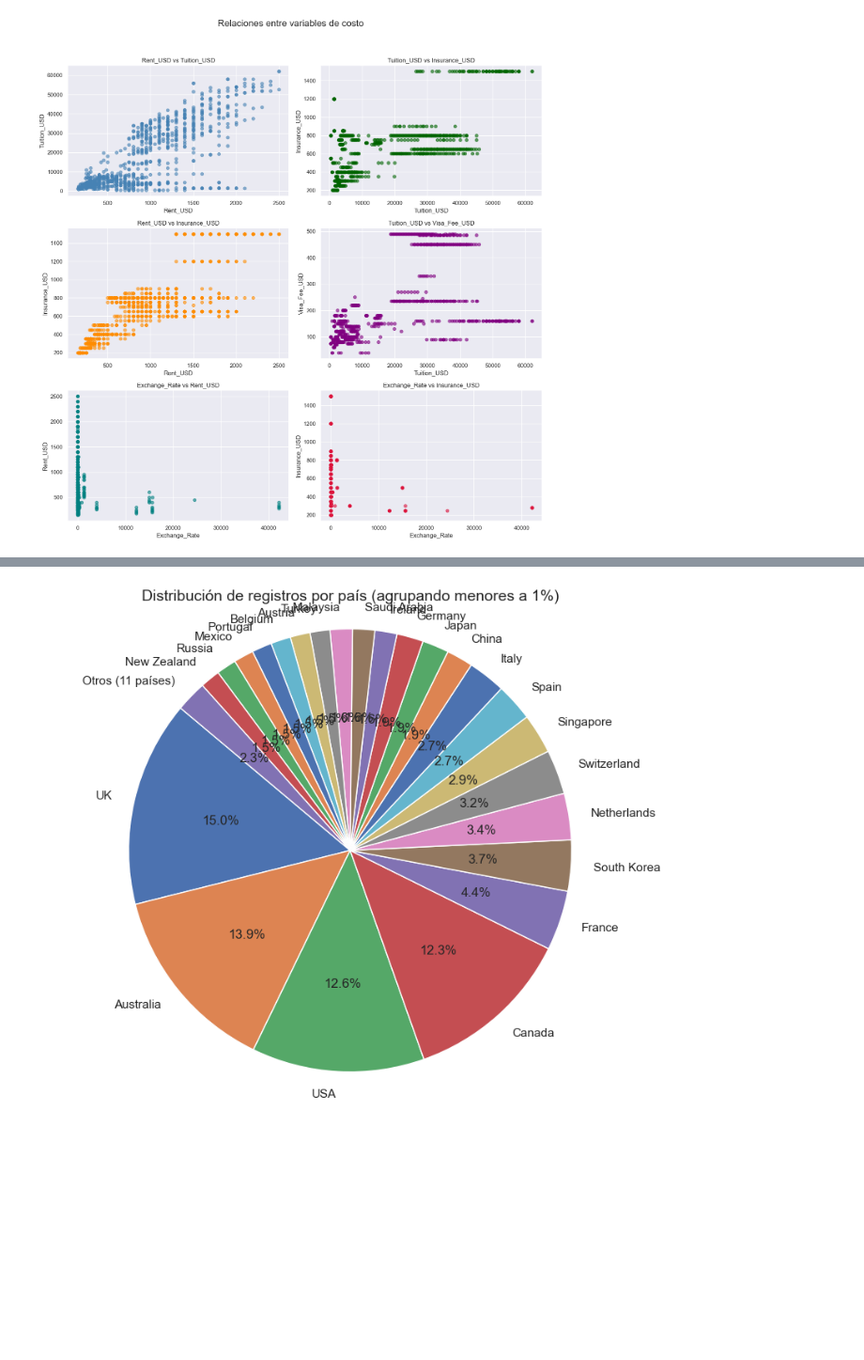
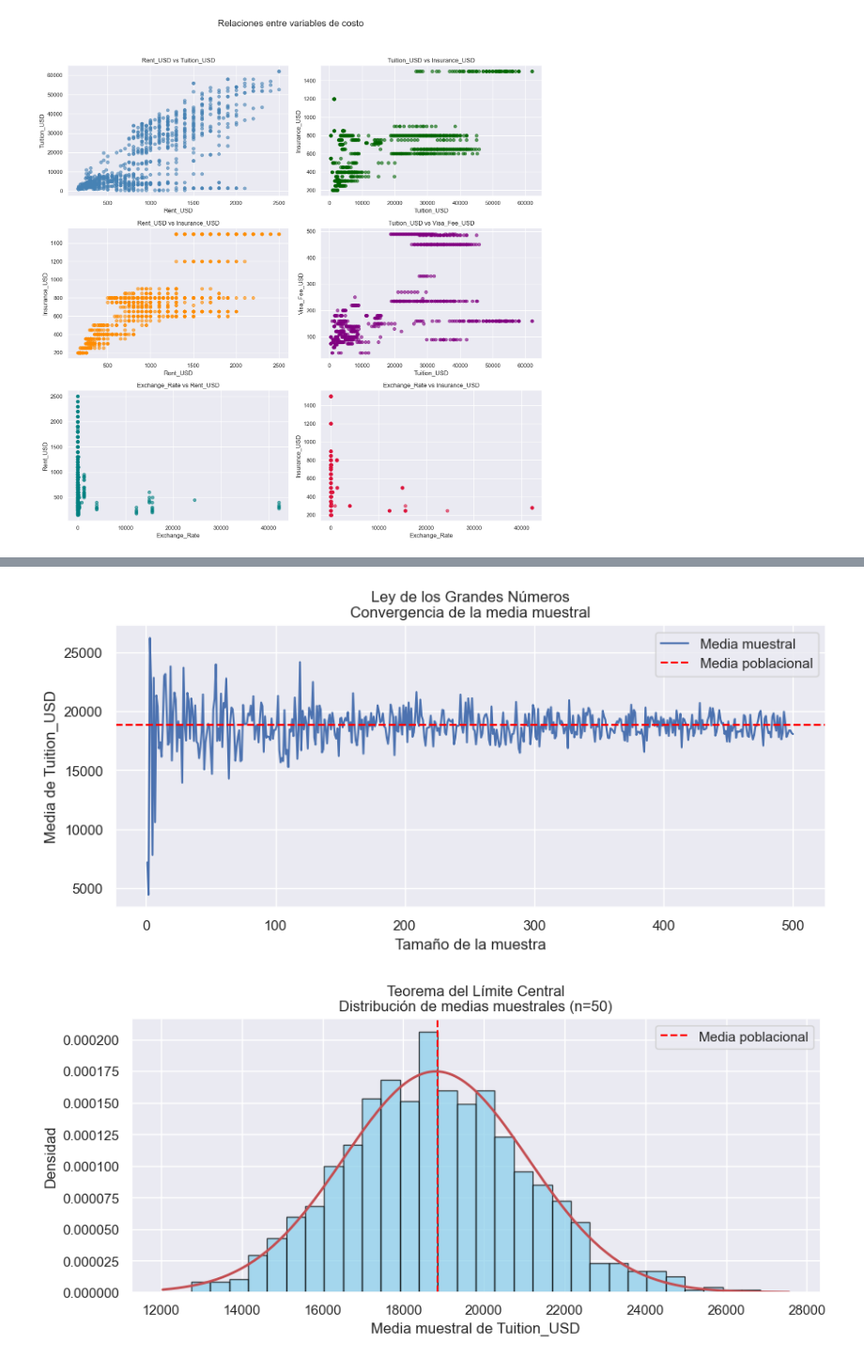
Before and after one commit to Daniel-Prada27/Proyecto_Estadistica, a Jupyter notebook: Proyecto.ipynb, the cells around one changed output, grey strips where cells are left out. Shown at 94% size. Drawn from its saved outputs; the diff is of its cells as text; code cells hidden in the pictures; blank space fills up the shorter version.

```diff
--- a/Proyecto.ipynb
+++ b/Proyecto.ipynb
@@ -289,24 +264,45 @@ plt.show()
-# %%
-import matplotlib.pyplot as plt
-
-# Contar la cantidad de registros por país
-country_counts = df['Country'].value_counts()
-
-# Calcular porcentaje por país
-country_percentages = 100 * country_counts / country_counts.sum()
-
-# Separar países según el umbral del 1%
-main_countries = country_percentages[country_percentages >= 1]
-other_countries = country_percentages[country_percentages < 0.4]
-
-# Agrupar países con <1% como "Otros"
-main_countries['Otros ({} países)'.format(len(other_countries))] = other_countries.sum()
-
-# Gráfico de pastel
-plt.figure(figsize=(10, 8))
-plt.pie(main_countries, labels=main_countries.index, autopct='%1.1f%%', startangle=140)
-plt.title('Distribución de registros por país (agrupando menores a 1%)', fontsize=14)
-plt.axis('equal')
-plt.show()
-# %% [output]
-[figure, removed]
+# %%
+import numpy as np
+from scipy.stats import norm
+
+import matplotlib.pyplot as plt
+
+# Usaremos la columna 'Tuition_USD' para las simulaciones
+data = df['Tuition_USD'].values
+
+# --- Ley de los Grandes Números ---
+sample_sizes = np.arange(1, 501)
+sample_means = [np.mean(np.random.choice(data, size=n, replace=True)) for n in sample_sizes]
+
+plt.figure(figsize=(10, 4))
+plt.plot(sample_sizes, sample_means, label='Media muestral')
+plt.axhline(np.mean(data), color='red', linestyle='--', label='Media poblacional')
+plt.title('Ley de los Grandes Números\nConvergencia de la media muestral')
+plt.xlabel('Tamaño de la muestra')
+plt.ylabel('Media de Tuition_USD')
+plt.legend()
+plt.show()
+
+# --- Teorema del Límite Central ---
+n_reps = 1000
+sample_size = 50
+means = [np.mean(np.random.choice(data, size=sample_size, replace=True)) for _ in range(n_reps)]
+
+plt.figure(figsize=(10, 4))
+plt.hist(means, bins=30, density=True, alpha=0.7, color='skyblue', edgecolor='black')
+plt.axvline(np.mean(data), color='red', linestyle='--', label='Media poblacional')
+plt.title('Teorema del Límite Central\nDistribución de medias muestrales (n=50)')
+plt.xlabel('Media muestral de Tuition_USD')
+plt.ylabel('Densidad')
+plt.legend()
+# Ajuste de la normal teórica
+mu, std = np.mean(means), np.std(means)
+xmin, xmax = plt.xlim()
+x = np.linspace(xmin, xmax, 200)
+p = norm.pdf(x, mu, std)
+plt.plot(x, p, 'r-', lw=2, label='Normal teórica')
+
+plt.show()
+# %% [output]
+[figure, added]
+[figure, added]
```
Also changed, not shown: parts of 10 cells of this notebook.
